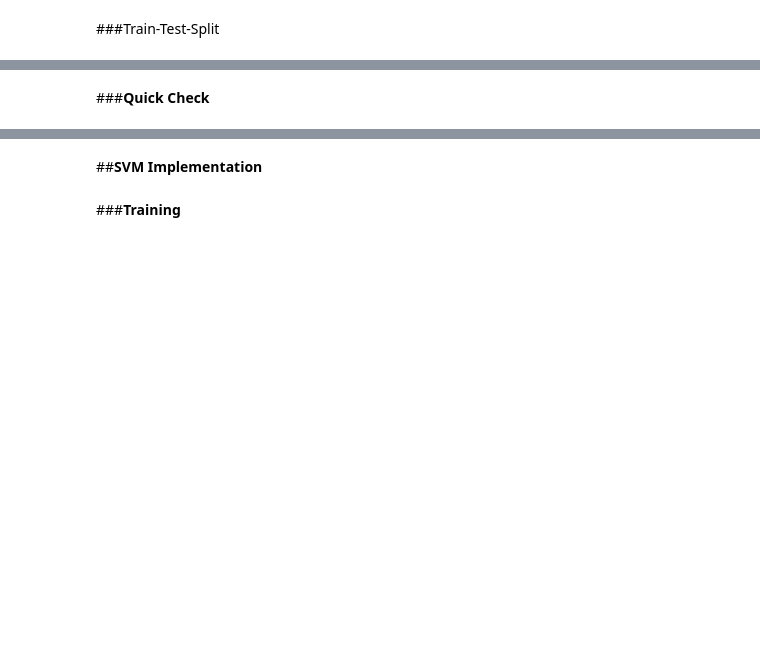
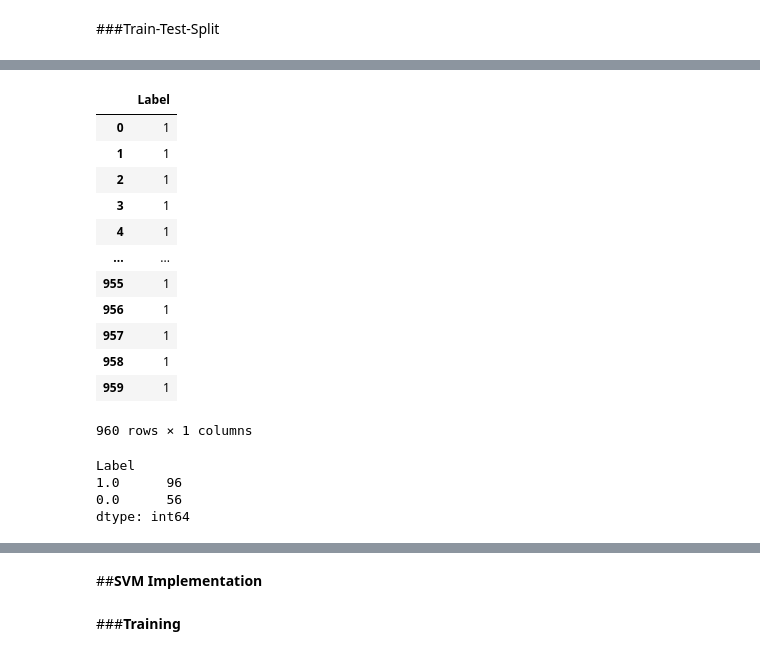
Before and after one commit to PDNow-Research/PDNow, a Jupyter notebook: HandPD/SVM.ipynb, the cells around one changed output, grey strips where cells are left out. Saved outputs shown, nothing was run; the diff lists cells and outputs as text; code cells hidden in the pictures; blank space fills up the shorter version.

Commit message:
When split to patient level, completely overfits on test set? Confusing, but validation seems to be fine, just something wrong with test??

```diff
--- a/HandPD/SVM.ipynb
+++ b/HandPD/SVM.ipynb
@@ -129 +190,13 @@ new_spiral_df = pd.read_csv('/content/drive/My Drive/Data/HandPD-Replication/New
+# %%
+X_test = pd.DataFrame(columns=['ID_EXAM', 'Image', 'ID_PATIENT', 'Label', 'GENDER', 'HANDEDNESS', 'AGE', 'RMS', 'Max_dist', 'Min_dist', 'SD', 'MRT', 'Max_ET', 'Min_ET', 'SD_ET', 'HT_ET_Diff'])
+X_new = X_new_all.copy()
+
+test_ids = ['H1', 'H10', 'H11', 'H12', 'H13', 'H14', 'H16', 'P1', 'P2', 'P10', 'P11', 'P12', 'P13', 'P14', 'P15', 'P16', 'P17', 'P18', 'P19']
+for id in test_ids:
+  rows = X_new_all[X_new_all['ID_EXAM'] == id]
+  drop_idx = rows.index.values
+  X_test = pd.concat([X_test, rows])
+  X_new = X_new.drop(drop_idx, axis=0)
+
+y_test = X_test[['Label']]
 # %%
@@ -135,11 +208,9 @@ Index(['Image', 'ID_PATIENT', 'Label', 'GENDER', 'HANDEDNESS', 'AGE', 'RMS',
       dtype='object')
 # %%
-# choosing only control from new spiral_df
-X_new_spiral = new_spiral_df [new_spiral_df["Label"] == 1]
-X_new_spiral = X_new_spiral[['RMS', 'Max_dist', 'Min_dist', 'SD', 'MRT', 'Max_ET', 'Min_ET', 'SD_ET', 'HT_ET_Diff']]
+# choosing only control from new
+X_new = X_new[X_new["Label"] == 1]
+y_new = X_new[X_new['Label'] == 1]
 
-y_new_spiral = new_spiral_df [new_spiral_df["Label"] == 1]
-y_new_spiral = y_new_spiral['Label']
-
-y_new_spiral = pd.DataFrame(y_new_spiral)
+X_new = X_new[['RMS', 'Max_dist', 'Min_dist', 'SD', 'MRT', 'Max_ET', 'Min_ET', 'SD_ET', 'HT_ET_Diff']]
+y_new = y_new[['Label']]
 # %%
@@ -191,3 +233,5 @@ X_new_meander = feature_normalization(X_new_meander)
 # %%
-X = pd.concat([X_spiral, X_new_spiral, X_meander, X_new_meander])
-y = pd.concat([y_spiral, y_new_spiral, y_meander, y_new_meander])
+# concatenation
+
+X = pd.concat([X_spiral, X_meander, X_new])
+y = pd.concat([y_spiral, y_meander, y_new])
@@ -234,2 +259,23 @@ len(y_train), len(y_test)
-# %% [markdown]
-###**Quick Check**
+# %%
+y_train
+# %% [output]
+|  | Label |
+| 0 | 1 |
+| 1 | 1 |
+| 2 | 1 |
+| 3 | 1 |
+| 4 | 1 |
+| ... | ... |
+| 955 | 1 |
+| 956 | 1 |
+| 957 | 1 |
+| 958 | 1 |
+| 959 | 1 |
+960 rows × 1 columns
+# %%
+y_test.value_counts()
+# %% [output]
+Label
+1.0      96
+0.0      56
+dtype: int64
```
Also changed, not shown: parts of 54 cells of this notebook.
